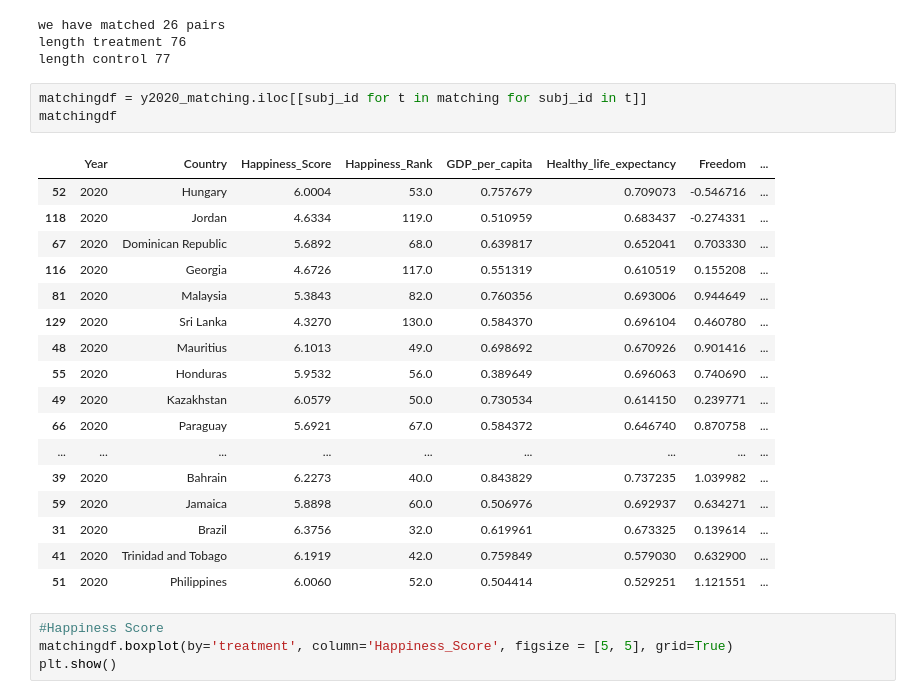
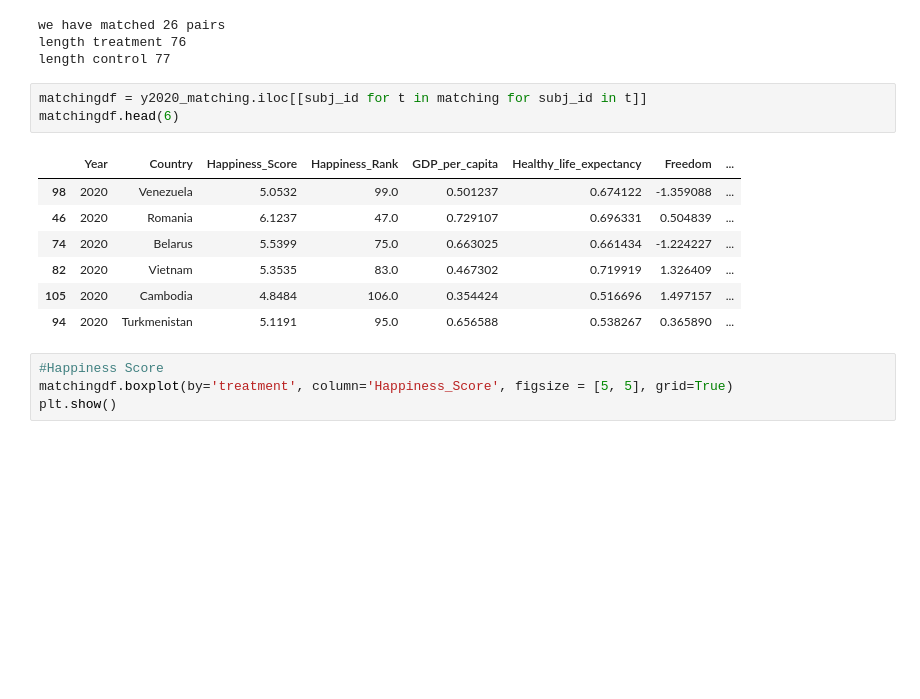
Before and after one commit to epfl-ada/ada-2020-project-milestone-p3-p3_spada, a Jupyter notebook: happiness.ipynb, the cells around one changed output. Saved outputs shown, nothing was run; the diff lists cells and outputs as text; blank space fills up the shorter version.

```diff
--- a/happiness.ipynb
+++ b/happiness.ipynb
@@ -481,25 +483,15 @@ length treatment 76
 length control 77
 # %%
 matchingdf = y2020_matching.iloc[[subj_id for t in matching for subj_id in t]]
-matchingdf
+matchingdf.head(6)
 # %% [output]
 |  | Year | Country | Happiness_Score | Happiness_Rank | GDP_per_capita | Healthy_life_expectancy | Freedom | ... |
-| 52 | 2020 | Hungary | 6.0004 | 53.0 | 0.757679 | 0.709073 | -0.546716 | ... |
-| 118 | 2020 | Jordan | 4.6334 | 119.0 | 0.510959 | 0.683437 | -0.274331 | ... |
-| 67 | 2020 | Dominican Republic | 5.6892 | 68.0 | 0.639817 | 0.652041 | 0.703330 | ... |
-| 116 | 2020 | Georgia | 4.6726 | 117.0 | 0.551319 | 0.610519 | 0.155208 | ... |
-| 81 | 2020 | Malaysia | 5.3843 | 82.0 | 0.760356 | 0.693006 | 0.944649 | ... |
-| 129 | 2020 | Sri Lanka | 4.3270 | 130.0 | 0.584370 | 0.696104 | 0.460780 | ... |
-| 48 | 2020 | Mauritius | 6.1013 | 49.0 | 0.698692 | 0.670926 | 0.901416 | ... |
-| 55 | 2020 | Honduras | 5.9532 | 56.0 | 0.389649 | 0.696063 | 0.740690 | ... |
-| 49 | 2020 | Kazakhstan | 6.0579 | 50.0 | 0.730534 | 0.614150 | 0.239771 | ... |
-| 66 | 2020 | Paraguay | 5.6921 | 67.0 | 0.584372 | 0.646740 | 0.870758 | ... |
-| ... | ... | ... | ... | ... | ... | ... | ... | ... |
-| 39 | 2020 | Bahrain | 6.2273 | 40.0 | 0.843829 | 0.737235 | 1.039982 | ... |
-| 59 | 2020 | Jamaica | 5.8898 | 60.0 | 0.506976 | 0.692937 | 0.634271 | ... |
-| 31 | 2020 | Brazil | 6.3756 | 32.0 | 0.619961 | 0.673325 | 0.139614 | ... |
-| 41 | 2020 | Trinidad and Tobago | 6.1919 | 42.0 | 0.759849 | 0.579030 | 0.632900 | ... |
-| 51 | 2020 | Philippines | 6.0060 | 52.0 | 0.504414 | 0.529251 | 1.121551 | ... |
+| 98 | 2020 | Venezuela | 5.0532 | 99.0 | 0.501237 | 0.674122 | -1.359088 | ... |
+| 46 | 2020 | Romania | 6.1237 | 47.0 | 0.729107 | 0.696331 | 0.504839 | ... |
+| 74 | 2020 | Belarus | 5.5399 | 75.0 | 0.663025 | 0.661434 | -1.224227 | ... |
+| 82 | 2020 | Vietnam | 5.3535 | 83.0 | 0.467302 | 0.719919 | 1.326409 | ... |
+| 105 | 2020 | Cambodia | 4.8484 | 106.0 | 0.354424 | 0.516696 | 1.497157 | ... |
+| 94 | 2020 | Turkmenistan | 5.1191 | 95.0 | 0.656588 | 0.538267 | 0.365890 | ... |
 # %%
 #Happiness Score
 matchingdf.boxplot(by='treatment', column='Happiness_Score', figsize = [5, 5], grid=True)
```
Also changed, not shown: parts of 9 cells of this notebook, 1 other file.
